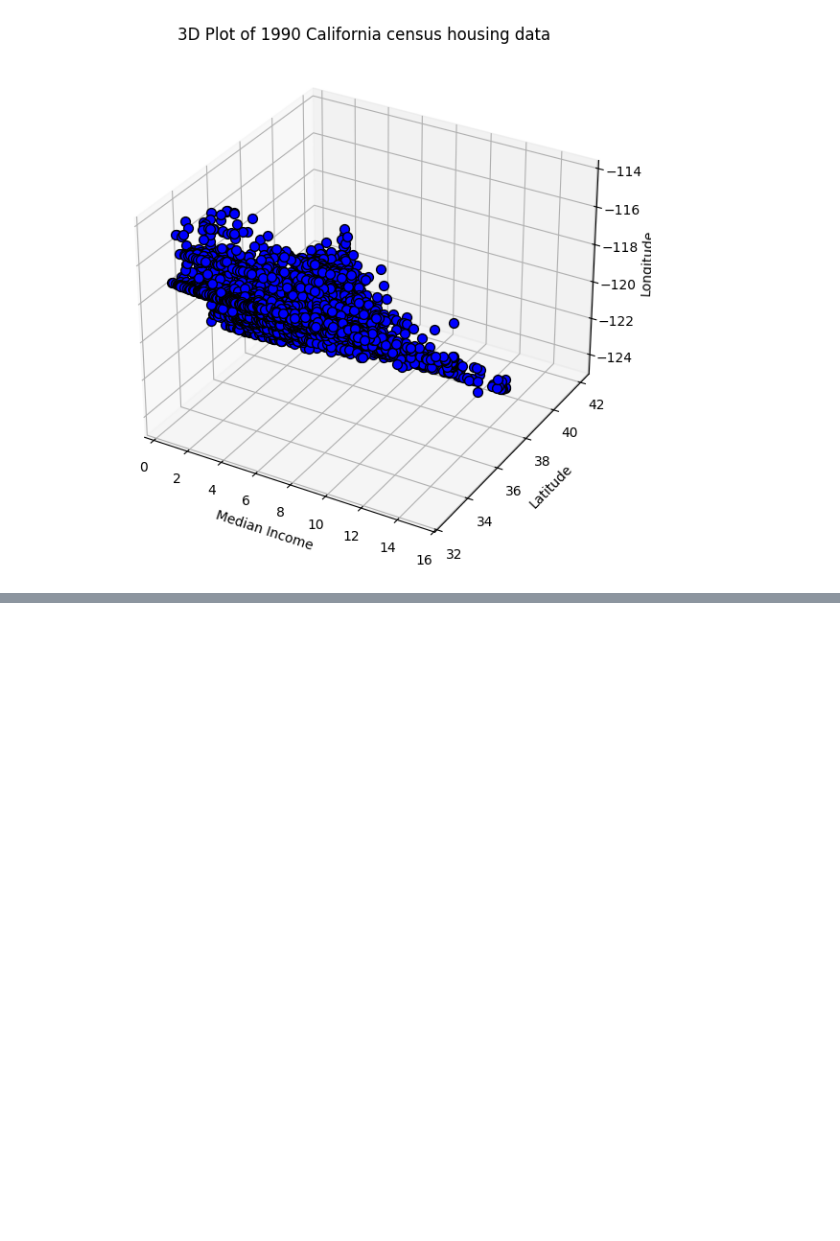
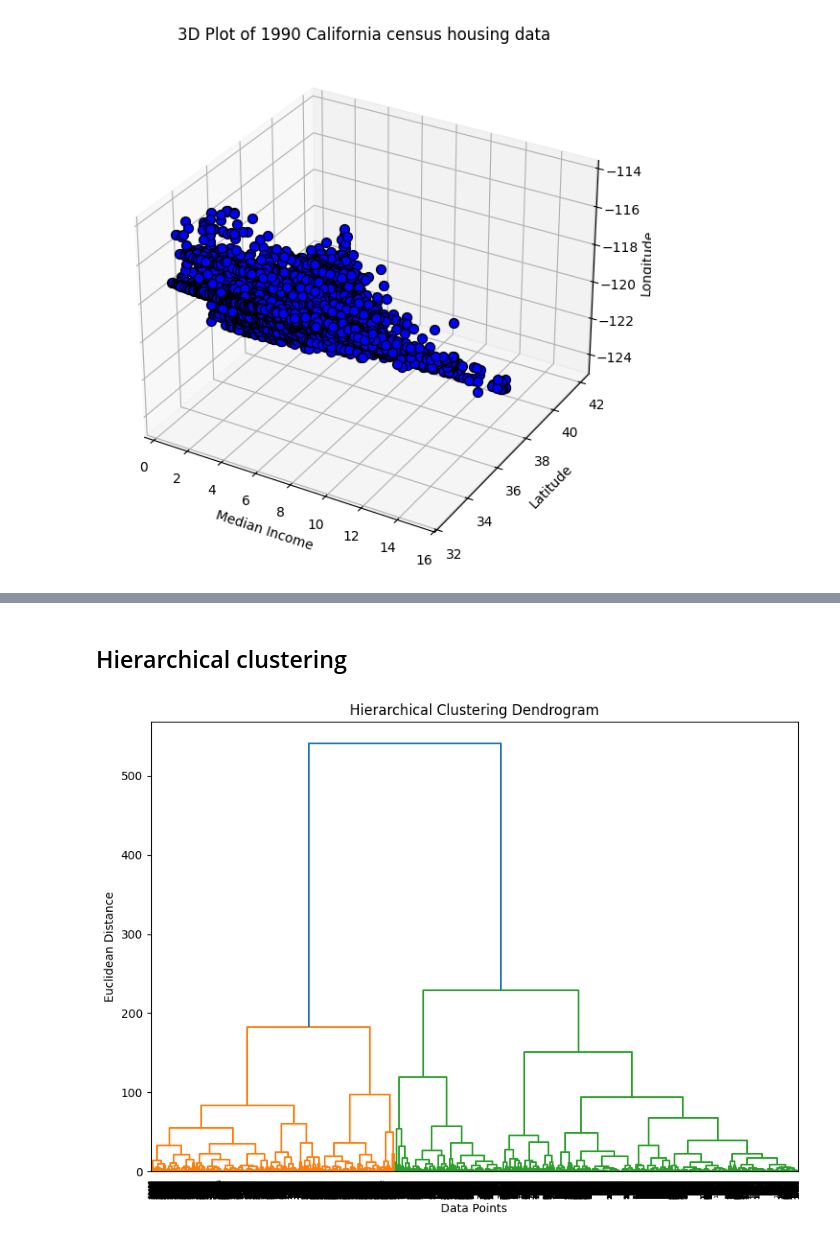
Before and after one commit to NWinocur/unsupervised-learning-k-means-project, a Jupyter notebook: src/explore.ipynb, the cells around one changed output, grey strips where cells are left out. Saved outputs shown, nothing was run; the diff lists cells and outputs as text; code cells hidden in the pictures; blank space fills up the shorter version.

```diff
--- a/src/explore.ipynb
+++ b/src/explore.ipynb
@@ -189,0 +291,2 @@ plt.show()
+# %% [markdown]
+## Hierarchical clustering
@@ -189,0 +296,16 @@ plt.show()
+# %%
+# Perform hierarchical clustering using the 'ward' method
+Z = linkage(
+    raw_data[["MedInc", "Latitude", "Longitude"]],
+    method="ward",
+)
+
+# Plot the dendrogram
+plt.figure(figsize=(10, 7))
+plt.title("Hierarchical Clustering Dendrogram")
+dendrogram(Z)
+plt.xlabel("Data Points")
+plt.ylabel("Euclidean Distance")
+plt.show()
+# %% [output]
+[figure, added]
```
Also changed, not shown: parts of 14 cells of this notebook.
